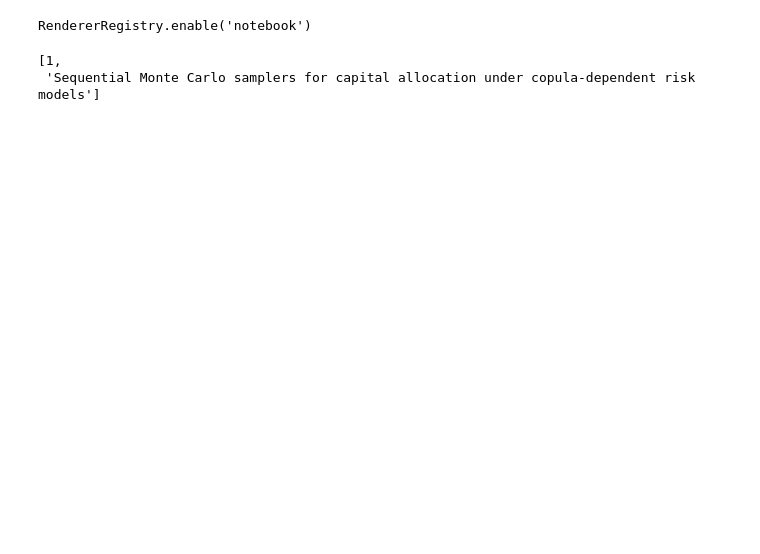
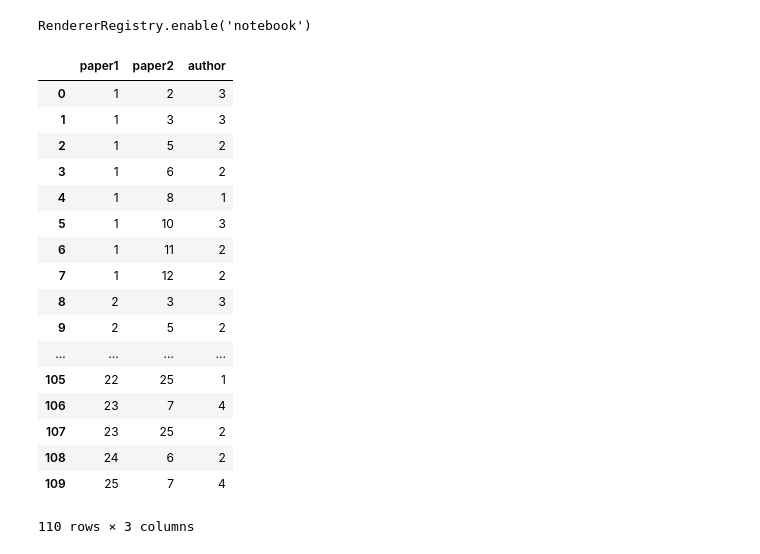
Before and after one commit to davibarreira/FDS-Homeworks, a Jupyter notebook: Criando_Redes.ipynb, the cells around one changed output. Drawn from its saved outputs; the diff is of its cells as text; code cells hidden in the pictures; blank space fills up the shorter version.

```diff
--- a/Criando_Redes.ipynb
+++ b/Criando_Redes.ipynb
@@ -9,13 +9,12 @@ alt.renderers.enable('notebook')
 # %% [output]
 RendererRegistry.enable('notebook')
 # %%
-papers = []
-authors = []
-conn = sqlite3.connect(DATABASE,timeout=10)
-for row in conn.execute('SELECT * FROM paper'):
-    papers.append({'id':row[0],'paper_name':row[1]})
-conn.close()
+DATABASE = 'hw1_test.sqlite'
+
+# papers = []
+# authors = []
+# conn = sqlite3.connect(DATABASE,timeout=10)
+# for row in conn.execute('SELECT * FROM paper'):
+#     papers.append({'id':row[0],'paper_name':row[1]})
+# conn.close()
-# %% [output]
-[1,
- 'Sequential Monte Carlo samplers for capital allocation under copula-dependent risk models']
 # %%
@@ -119,3 +119,24 @@ papers        = Select_All(DATABASE,table='paper',field='paper_name')
 edges_authors = Generate_Edges_Authors(DATABASE)
 edges_papers  = Generate_Edges_Papers(DATABASE)
 df            = Flat_Dataframe(DATABASE)
+# %%
+edges_papers
+# %% [output]
+|  | paper1 | paper2 | author |
+| 0 | 1 | 2 | 3 |
+| 1 | 1 | 3 | 3 |
+| 2 | 1 | 5 | 2 |
+| 3 | 1 | 6 | 2 |
+| 4 | 1 | 8 | 1 |
+| 5 | 1 | 10 | 3 |
+| 6 | 1 | 11 | 2 |
+| 7 | 1 | 12 | 2 |
+| 8 | 2 | 3 | 3 |
+| 9 | 2 | 5 | 2 |
+| ... | ... | ... | ... |
+| 105 | 22 | 25 | 1 |
+| 106 | 23 | 7 | 4 |
+| 107 | 23 | 25 | 2 |
+| 108 | 24 | 6 | 2 |
+| 109 | 25 | 7 | 4 |
+110 rows × 3 columns
```
Also changed, not shown: parts of 9 cells of this notebook.
